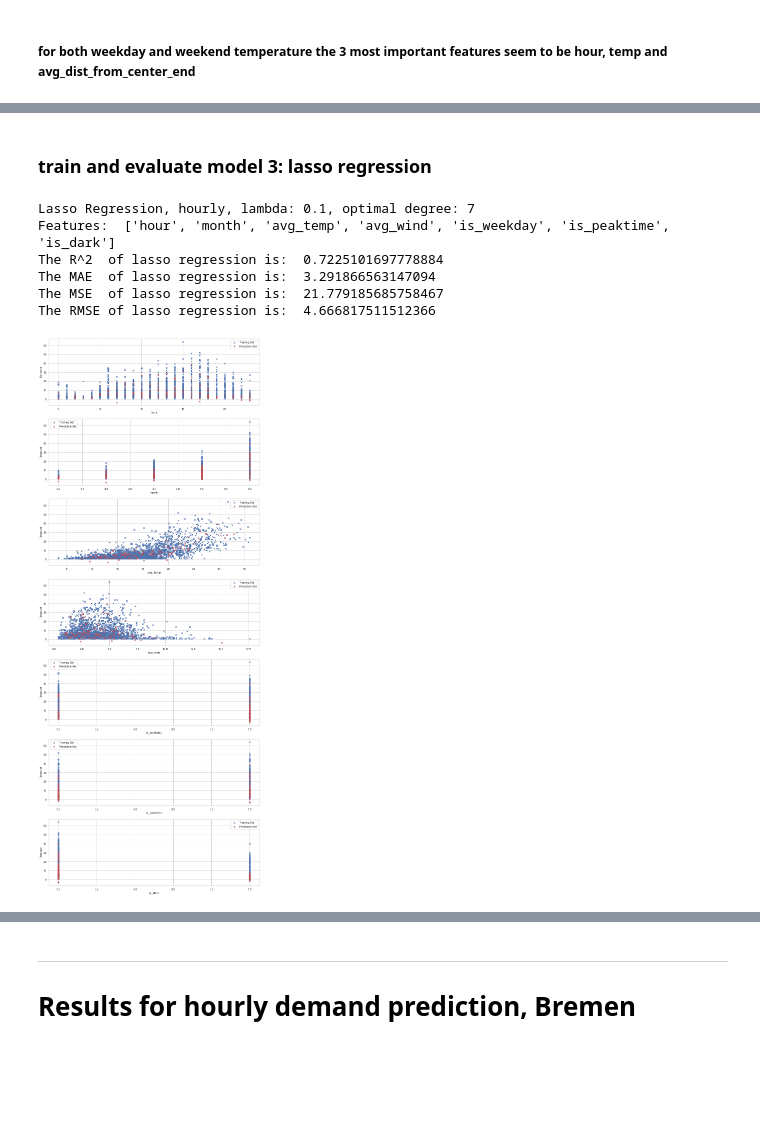
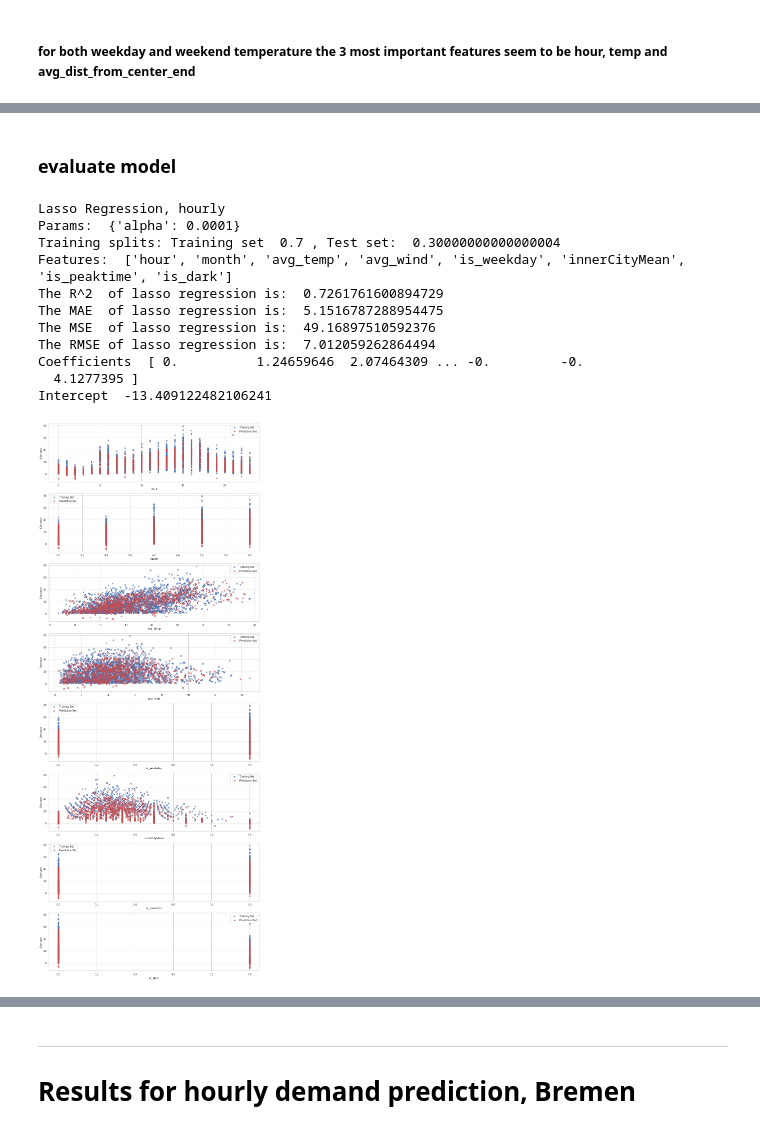
Before and after one commit to Polifka/eagle_gang, a Jupyter notebook: Prediction_andreas.ipynb, the cells around one changed output, grey strips where cells are left out. Drawn from its saved outputs; the diff is of its cells as text; code cells hidden in the pictures; blank space fills up the shorter version.

Commit message:
reworked model parameter selection, now using grid search and cross validation

```diff
--- a/Prediction_andreas.ipynb
+++ b/Prediction_andreas.ipynb
@@ -878,0 +787,10 @@ model_L2_degree = best_degree_L2
+# %%
+ridge = Ridge()
+params_Ridge = {'alpha': [1,0.2, 0.15, 0.13, 0.11, 0.1,0.01,0.001,0.0001,0], "solver": ['svd', 'cholesky', 'lsqr', 'sparse_cg', 'sag', 'saga']}
+Ridge_GS = GridSearchCV(ridge, param_grid=params_Ridge, n_jobs=-1, cv=5)
+Ridge_GS.fit(X_train,y_train)
+
+poly3 = PolynomialFeatures(degree = 7)
+x_poly3 = poly3.fit_transform(np.array(X_train).reshape(y_train.shape[0],-1))
+Ridgeregression = Ridge(random_state=0, normalize=True, **Ridge_GS.best_params_)
+Ridgeregression.fit(x_poly3,y_train)
@@ -973,0 +840,10 @@ model_L1_degree = best_degree_L1
+# %%
+lasso = Lasso()
+params_lasso = {'alpha': [1,0.2, 0.15, 0.13, 0.11, 0.1,0.01,0.001,0.0001]}
+Lasso_GS = GridSearchCV(lasso, param_grid=params_lasso, n_jobs=-1, cv=5)
+Lasso_GS.fit(X_train,y_train)
+
+poly4 = PolynomialFeatures(degree = 5)
+x_poly4 = poly4.fit_transform(np.array(X_train).reshape(y_train.shape[0],-1))
+Lassoregression = Lasso(random_state=0, **Lasso_GS.best_params_)
+Lassoregression.fit(x_poly4,y_train)
@@ -974,2 +852,2 @@ model_L1_degree = best_degree_L1
 # %% [markdown]
-### train and evaluate model 3: lasso regression
+### evaluate model
@@ -992,35 +854,34 @@ model_L1_degree = best_degree_L1
 # %%
-# generate and transform polynomial features
-poly3 = PolynomialFeatures(degree = model_L1_degree)
-x_poly3 = poly3.fit_transform(np.array(X_train).reshape(y_train.shape[0],-1))
+# prediction on test data
+y_pred_lasso = Lassoregression.predict(poly4.fit_transform(np.array(X_test).reshape(y_test.shape[0],-1)))
 
-# fit model on training data
-model_L1 = Lasso(alpha = alpha_L1, max_iter=1000)
-model_L1.fit(x_poly3, y_train)
+# evaluate
+r2_lasso = r2_score(y_test, y_pred_lasso)
+MAE_lasso=  mean_absolute_error(y_test, y_pred_lasso)
+MSE_lasso = mean_squared_error(y_test, y_pred_lasso, squared = True)
+RMSE_lasso = mean_squared_error(y_test, y_pred_lasso, squared = False)
 
-# prediction on test data
-y_pred3 = model_L1.predict(poly3.fit_transform(np.array(X_test).reshape(y_test.shape[0],-1)))
-
-# evaluate on three metrics
-r2_3 = r2_score(y_test, y_pred3)
-MAE_3 =  mean_absolute_error(y_test, y_pred3)
-MSE_3 = mean_squared_error(y_test, y_pred3, squared = True)
-RMSE_3 = mean_squared_error(y_test, y_pred3, squared = False)
-
-print (f'Lasso Regression, {TIME_FRAME}ly, lambda: {alpha_L1}, optimal degree: {model_L1_degree}')
+print (f'Lasso Regression, {TIME_FRAME}ly')
+print('Params: ', Lasso_GS.best_params_)
+print ("Training splits: Training set ", SPLIT_TRAIN, ", Test set: ",1-SPLIT_TRAIN)
 print ("Features: ", features)
-print ('The R^2  of lasso regression is: ', r2_3)
-print ('The MAE  of lasso regression is: ', MAE_3)
-print ('The MSE  of lasso regression is: ', MSE_3)
-print ('The RMSE of lasso regression is: ', RMSE_3)
-#print("Coefficients ", model.coef_, "\nIntercept ", model.intercept_ )
-plot_results(y_pred3)
+print ('The R^2  of lasso regression is: ', r2_lasso)
+print ('The MAE  of lasso regression is: ', MAE_lasso)
+print ('The MSE  of lasso regression is: ', MSE_lasso)
+print ('The RMSE of lasso regression is: ', RMSE_lasso)
+print("Coefficients ", Lassoregression.coef_, "\nIntercept ", Lassoregression.intercept_ )
+plot_results(y_pred_lasso)
 # %% [output]
-Lasso Regression, hourly, lambda: 0.1, optimal degree: 7
-Features:  ['hour', 'month', 'avg_temp', 'avg_wind', 'is_weekday', 'is_peaktime', 'is_dark']
-The R^2  of lasso regression is:  0.7225101697778884
-The MAE  of lasso regression is:  3.291866563147094
-The MSE  of lasso regression is:  21.779185685758467
-The RMSE of lasso regression is:  4.666817511512366
+Lasso Regression, hourly
+Params:  {'alpha': 0.0001}
+Training splits: Training set  0.7 , Test set:  0.30000000000000004
+Features:  ['hour', 'month', 'avg_temp', 'avg_wind', 'is_weekday', 'innerCityMean', 'is_peaktime', 'is_dark']
+The R^2  of lasso regression is:  0.7261761600894729
+The MAE  of lasso regression is:  5.1516787288954475
+The MSE  of lasso regression is:  49.16897510592376
+The RMSE of lasso regression is:  7.012059262864494
+Coefficients  [ 0.          1.24659646  2.07464309 ... -0.         -0.
+  4.1277395 ]
+Intercept  -13.409122482106241
-[figure, old version]
+[figure, new version]
 # %% [markdown]
```
Also changed, not shown: parts of 65 cells of this notebook.
